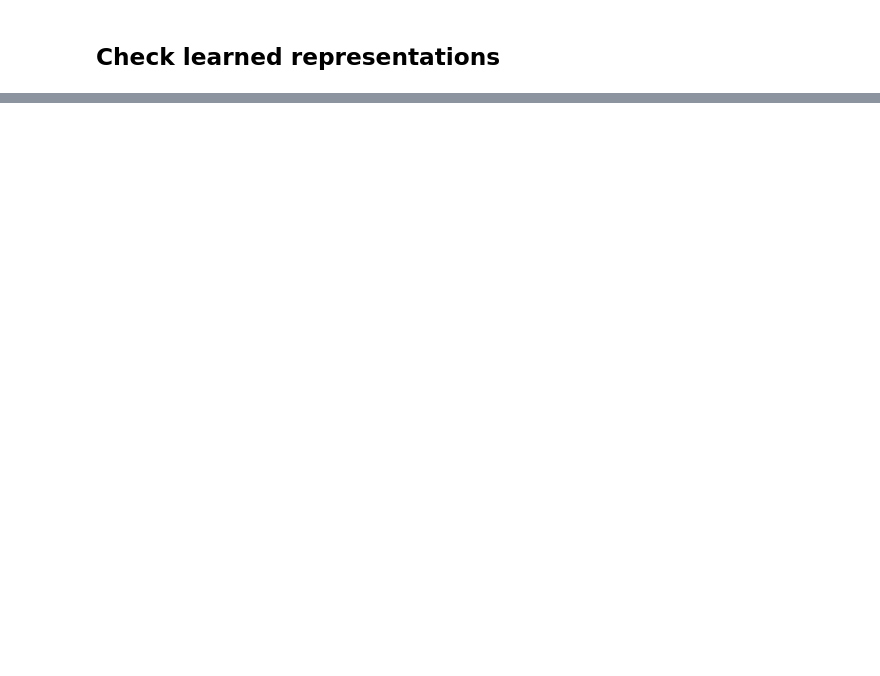
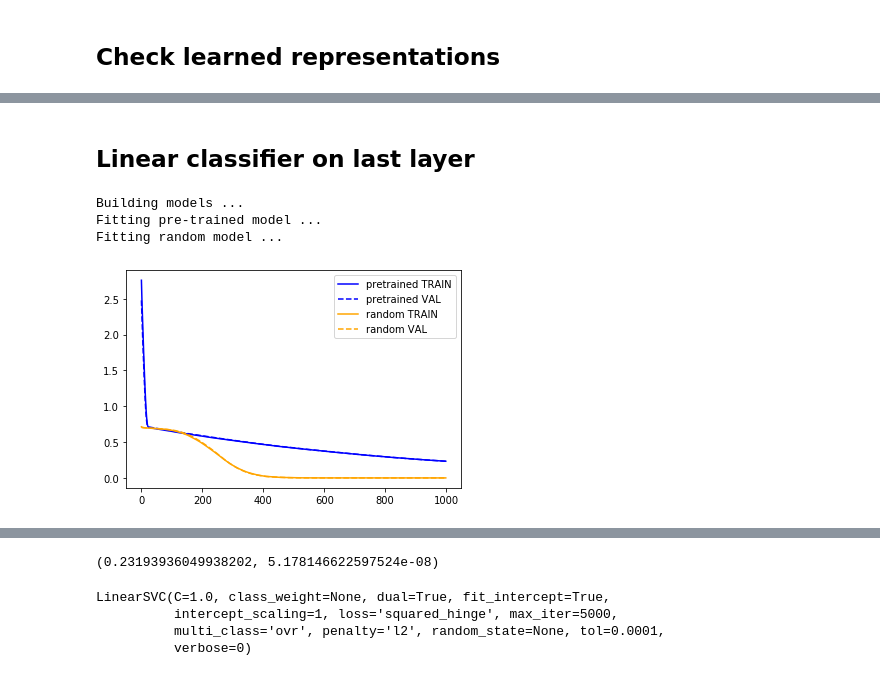
Before and after one commit to verrannt/invrep, a Jupyter notebook: src/notebooks/Investigation.ipynb, the cells around one changed output, grey strips where cells are left out. Saved outputs shown, nothing was run; the diff lists cells and outputs as text; code cells hidden in the pictures; blank space fills up the shorter version.

Commit message:
investigate capacity for linear classification

```diff
--- a/src/notebooks/Investigation.ipynb
+++ b/src/notebooks/Investigation.ipynb
@@ -205,0 +213,57 @@ plt.show()
+# %% [markdown]
+## Linear classifier on last layer
+# %%
+def test_linear_clf(embnet, X, y, X_t, y_t):
+
+    print('Building models ...')
+
+    # Extend embedding network with linear classification layer
+    x = embnet.output
+    x = layers.Dense(len(np.unique(y)), 'softmax', name='linear_classifier')(x)
+    linear_model = keras.Model(inputs=embnet.input, outputs=x)
+    # Fix weights of all embedding layers, only leave classifier
+    for i in range(3):
+        linear_model.layers[i].trainable = False
+    # Compile with cross entropy loss for classification
+    linear_model.compile(loss=tf.keras.losses.CategoricalCrossentropy())
+
+    # Build randomly initialized model for comparison
+    inp = keras.Input(shape=embnet.input_shape[-1])
+    x = layers.Dense(embnet.layers[1].output_shape[-1], 'relu')(inp)
+    x = layers.Dense(n_out_nodes, 'linear')(x)
+    x = layers.Dense(len(np.unique(y)), 'softmax', name='linear_classifier')(x)
+    rand_model = keras.Model(inp, x)
+    # Compile with cross entropy loss for classification
+    rand_model.compile(loss=tf.keras.losses.CategoricalCrossentropy())
+
+    # Make y-vector one hot
+    y_onehot = tf.one_hot(y, depth=len(np.unique(y)))
+    y_t_onehot = tf.one_hot(y_t, depth=len(np.unique(y)))
+
+    # Fit the models
+    epochs=1000
+    print('Fitting pre-trained model ...')
+    history1 = linear_model.fit(X, y_onehot, verbose=0, epochs=epochs,
+                              validation_data=(X_t,y_t_onehot))
+    print('Fitting random model ...')
+    history2 = rand_model.fit(X, y_onehot, verbose=0, epochs=epochs,
+                              validation_data=(X_t,y_t_onehot))
+
+    # Plot the training histories, skipping first 100 epochs
+    skip = 0
+    plt.plot(history1.history['loss'][skip:], label='pretrained TRAIN', c='b')
+    plt.plot(history1.history['val_loss'][skip:], label='pretrained VAL', c='b', ls='--')
+    plt.plot(history2.history['loss'][skip:], label='random TRAIN', c='orange')
+    plt.plot(history2.history['val_loss'][skip:], label='random VAL', c='orange', ls='--')
+    plt.legend()
+    plt.show()
+
+    # Return evaluation score
+    return (linear_model.evaluate(X,y_onehot), rand_model.evaluate(X,y_onehot))
+
+test_linear_clf(emb, X, y, X_t, y_t)
+# %% [output]
+Building models ...
+Fitting pre-trained model ...
+Fitting random model ...
+[figure, added]
@@ -205,0 +272 @@ plt.show()
+(0.23193936049938202, 5.178146622597524e-08)
@@ -205,0 +275,8 @@ plt.show()
+# %%
+svc = LinearSVC(max_iter=5000)
+svc.fit(Y_Hat, y)
+# %% [output]
+LinearSVC(C=1.0, class_weight=None, dual=True, fit_intercept=True,
+          intercept_scaling=1, loss='squared_hinge', max_iter=5000,
+          multi_class='ovr', penalty='l2', random_state=None, tol=0.0001,
+          verbose=0)
```
Also changed, not shown: parts of 14 cells of this notebook.
